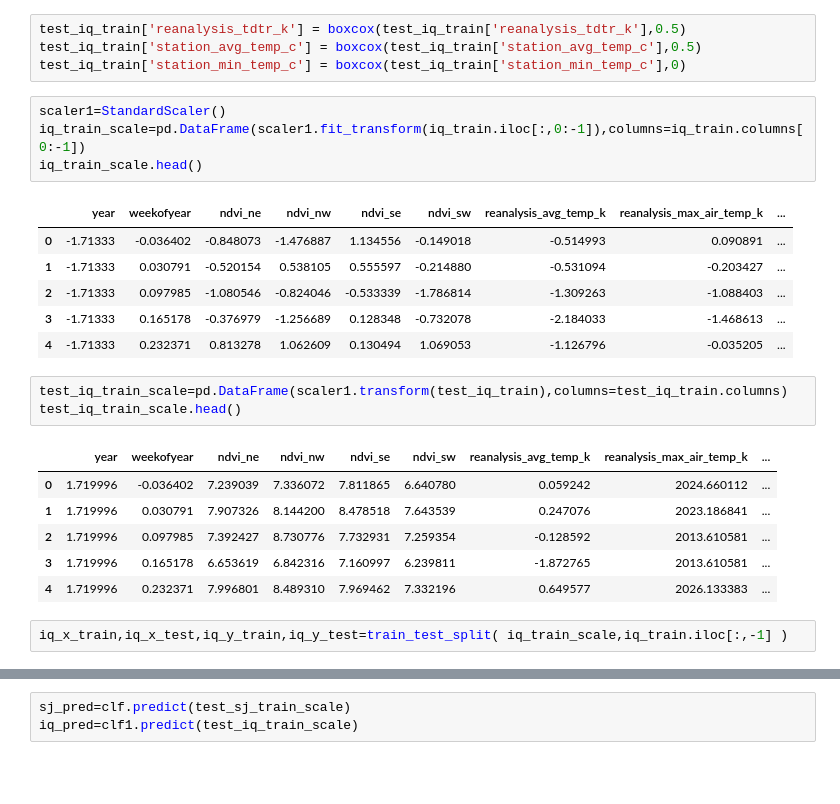
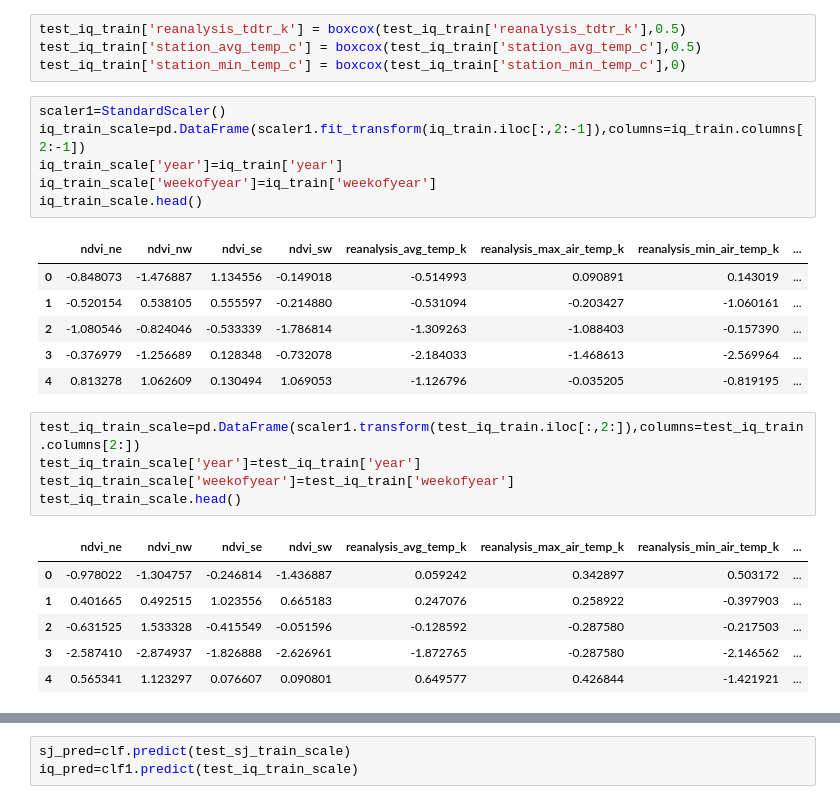
Before and after one commit to mayvid9/DengAI, a Jupyter notebook: models/model_3.ipynb, the cells around one changed output, grey strips where cells are left out. Saved outputs shown, nothing was run; the diff lists cells and outputs as text; blank space fills up the shorter version.

```diff
--- a/models/model_3.ipynb
+++ b/models/model_3.ipynb
@@ -626,24 +642,26 @@ test_iq_train['station_avg_temp_c'] = boxcox(test_iq_train['station_avg_temp_c']
 test_iq_train['station_min_temp_c'] = boxcox(test_iq_train['station_min_temp_c'],0)
 # %%
 scaler1=StandardScaler()
-iq_train_scale=pd.DataFrame(scaler1.fit_transform(iq_train.iloc[:,0:-1]),columns=iq_train.columns[0:-1])
+iq_train_scale=pd.DataFrame(scaler1.fit_transform(iq_train.iloc[:,2:-1]),columns=iq_train.columns[2:-1])
+iq_train_scale['year']=iq_train['year']
+iq_train_scale['weekofyear']=iq_train['weekofyear']
 iq_train_scale.head()
 # %% [output]
-|  | year | weekofyear | ndvi_ne | ndvi_nw | ndvi_se | ndvi_sw | reanalysis_avg_temp_k | reanalysis_max_air_temp_k | ... |
-| 0 | -1.71333 | -0.036402 | -0.848073 | -1.476887 | 1.134556 | -0.149018 | -0.514993 | 0.090891 | ... |
-| 1 | -1.71333 | 0.030791 | -0.520154 | 0.538105 | 0.555597 | -0.214880 | -0.531094 | -0.203427 | ... |
-| 2 | -1.71333 | 0.097985 | -1.080546 | -0.824046 | -0.533339 | -1.786814 | -1.309263 | -1.088403 | ... |
-| 3 | -1.71333 | 0.165178 | -0.376979 | -1.256689 | 0.128348 | -0.732078 | -2.184033 | -1.468613 | ... |
-| 4 | -1.71333 | 0.232371 | 0.813278 | 1.062609 | 0.130494 | 1.069053 | -1.126796 | -0.035205 | ... |
+|  | ndvi_ne | ndvi_nw | ndvi_se | ndvi_sw | reanalysis_avg_temp_k | reanalysis_max_air_temp_k | reanalysis_min_air_temp_k | ... |
+| 0 | -0.848073 | -1.476887 | 1.134556 | -0.149018 | -0.514993 | 0.090891 | 0.143019 | ... |
+| 1 | -0.520154 | 0.538105 | 0.555597 | -0.214880 | -0.531094 | -0.203427 | -1.060161 | ... |
+| 2 | -1.080546 | -0.824046 | -0.533339 | -1.786814 | -1.309263 | -1.088403 | -0.157390 | ... |
+| 3 | -0.376979 | -1.256689 | 0.128348 | -0.732078 | -2.184033 | -1.468613 | -2.569964 | ... |
+| 4 | 0.813278 | 1.062609 | 0.130494 | 1.069053 | -1.126796 | -0.035205 | -0.819195 | ... |
 # %%
-test_iq_train_scale=pd.DataFrame(scaler1.transform(test_iq_train),columns=test_iq_train.columns)
+test_iq_train_scale=pd.DataFrame(scaler1.transform(test_iq_train.iloc[:,2:]),columns=test_iq_train.columns[2:])
+test_iq_train_scale['year']=test_iq_train['year']
+test_iq_train_scale['weekofyear']=test_iq_train['weekofyear']
 test_iq_train_scale.head()
 # %% [output]
-|  | year | weekofyear | ndvi_ne | ndvi_nw | ndvi_se | ndvi_sw | reanalysis_avg_temp_k | reanalysis_max_air_temp_k | ... |
-| 0 | 1.719996 | -0.036402 | 7.239039 | 7.336072 | 7.811865 | 6.640780 | 0.059242 | 2024.660112 | ... |
-| 1 | 1.719996 | 0.030791 | 7.907326 | 8.144200 | 8.478518 | 7.643539 | 0.247076 | 2023.186841 | ... |
-| 2 | 1.719996 | 0.097985 | 7.392427 | 8.730776 | 7.732931 | 7.259354 | -0.128592 | 2013.610581 | ... |
-| 3 | 1.719996 | 0.165178 | 6.653619 | 6.842316 | 7.160997 | 6.239811 | -1.872765 | 2013.610581 | ... |
-| 4 | 1.719996 | 0.232371 | 7.996801 | 8.489310 | 7.969462 | 7.332196 | 0.649577 | 2026.133383 | ... |
+|  | ndvi_ne | ndvi_nw | ndvi_se | ndvi_sw | reanalysis_avg_temp_k | reanalysis_max_air_temp_k | reanalysis_min_air_temp_k | ... |
+| 0 | -0.978022 | -1.304757 | -0.246814 | -1.436887 | 0.059242 | 0.342897 | 0.503172 | ... |
+| 1 | 0.401665 | 0.492515 | 1.023556 | 0.665183 | 0.247076 | 0.258922 | -0.397903 | ... |
+| 2 | -0.631525 | 1.533328 | -0.415549 | -0.051596 | -0.128592 | -0.287580 | -0.217503 | ... |
+| 3 | -2.587410 | -2.874937 | -1.826888 | -2.626961 | -1.872765 | -0.287580 | -2.146562 | ... |
+| 4 | 0.565341 | 1.123297 | 0.076607 | 0.090801 | 0.649577 | 0.426844 | -1.421921 | ... |
-# %%
-iq_x_train,iq_x_test,iq_y_train,iq_y_test=train_test_split( iq_train_scale,iq_train.iloc[:,-1] )
```
Also changed, not shown: parts of 37 cells of this notebook.
